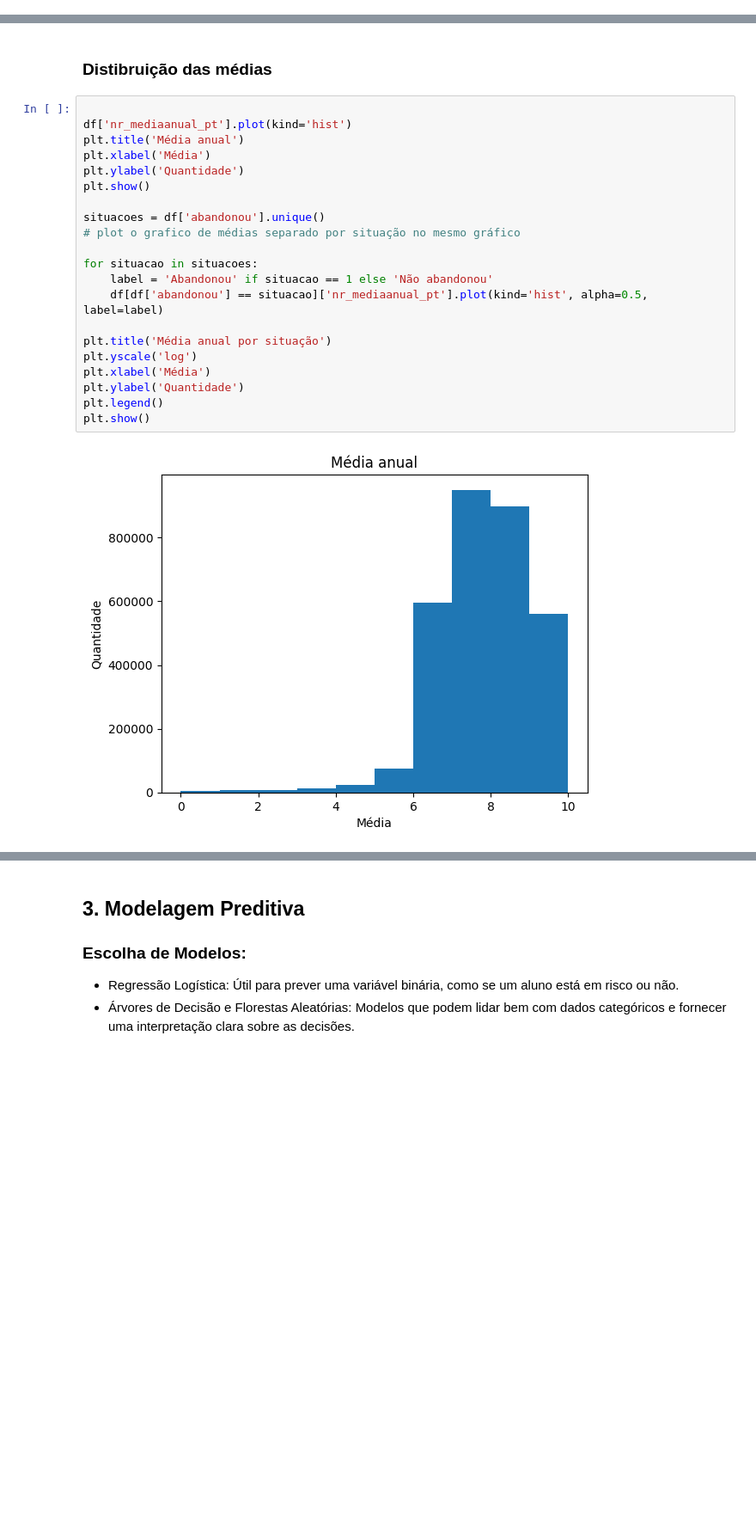
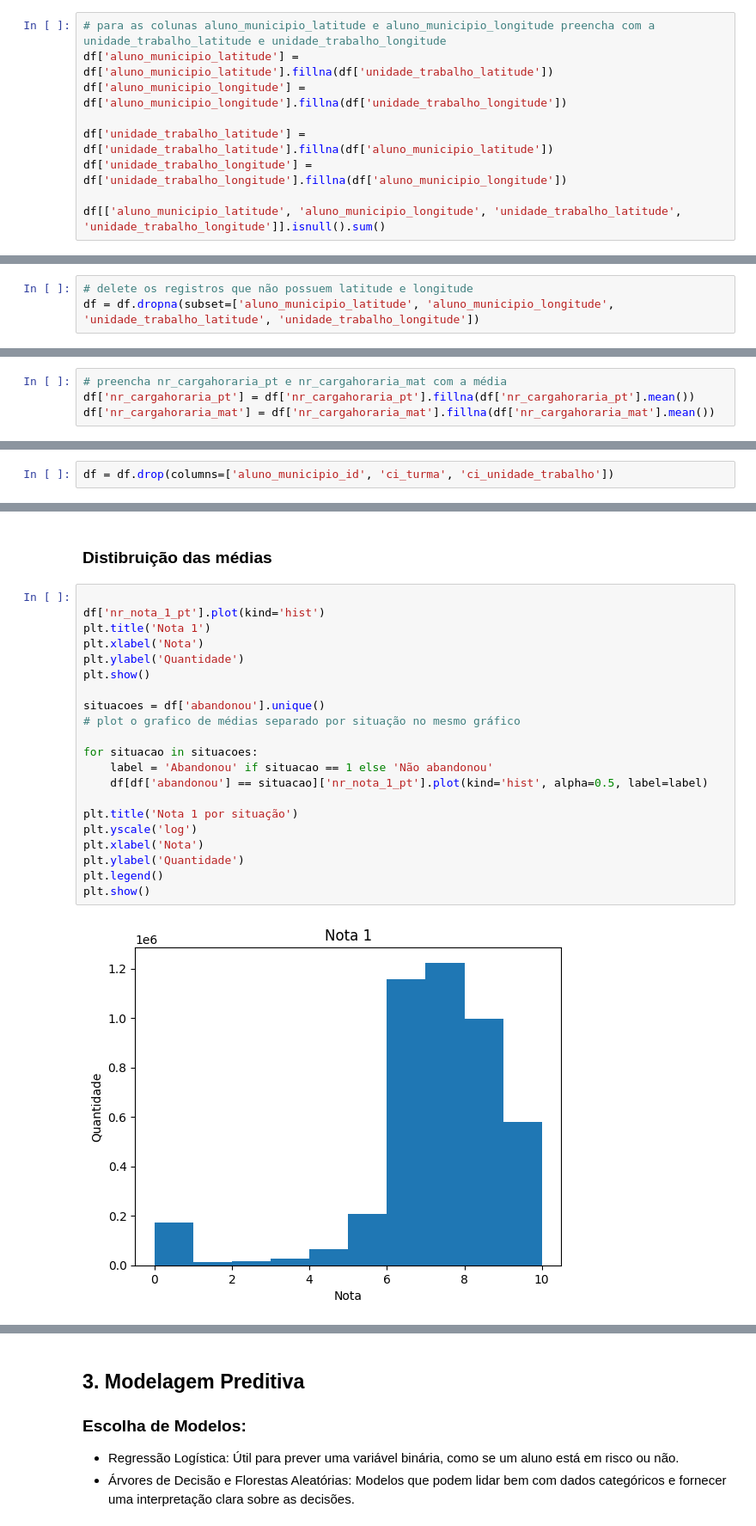
Before and after one commit to clairtonluz/MBA-em-ciencia-de-dados, a Jupyter notebook: Trabalho Final/trabalho.ipynb, the cells around one changed output, grey strips where cells are left out. Shown at 86% size. Drawn from its saved outputs; the diff is of its cells as text; blank space fills up the shorter version.

Commit message:
trabalho

```diff
--- a/Trabalho Final/trabalho.ipynb
+++ b/Trabalho Final/trabalho.ipynb
@@ -256,0 +397,9 @@ df['fl_sexo'] = df['fl_sexo'].map({
+# %%
+# para as colunas aluno_municipio_latitude e aluno_municipio_longitude preencha com a unidade_trabalho_latitude e unidade_trabalho_longitude
+df['aluno_municipio_latitude'] = df['aluno_municipio_latitude'].fillna(df['unidade_trabalho_latitude'])
+df['aluno_municipio_longitude'] = df['aluno_municipio_longitude'].fillna(df['unidade_trabalho_longitude'])
+
+df['unidade_trabalho_latitude'] = df['unidade_trabalho_latitude'].fillna(df['aluno_municipio_latitude'])
+df['unidade_trabalho_longitude'] = df['unidade_trabalho_longitude'].fillna(df['aluno_municipio_longitude'])
+
+df[['aluno_municipio_latitude', 'aluno_municipio_longitude', 'unidade_trabalho_latitude', 'unidade_trabalho_longitude']].isnull().sum()
@@ -256,0 +423,3 @@ df['fl_sexo'] = df['fl_sexo'].map({
+# %%
+# delete os registros que não possuem latitude e longitude
+df = df.dropna(subset=['aluno_municipio_latitude', 'aluno_municipio_longitude', 'unidade_trabalho_latitude', 'unidade_trabalho_longitude'])
@@ -256,0 +428,4 @@ df['fl_sexo'] = df['fl_sexo'].map({
+# %%
+# preencha nr_cargahoraria_pt e nr_cargahoraria_mat com a média
+df['nr_cargahoraria_pt'] = df['nr_cargahoraria_pt'].fillna(df['nr_cargahoraria_pt'].mean())
+df['nr_cargahoraria_mat'] = df['nr_cargahoraria_mat'].fillna(df['nr_cargahoraria_mat'].mean())
@@ -257,3 +434,5 @@ df['fl_sexo'] = df['fl_sexo'].map({
+# %%
+df = df.drop(columns=['aluno_municipio_id', 'ci_turma', 'ci_unidade_trabalho'])
 # %% [markdown]
 ## 2. Análise Exploratória de Dados (EDA)
 * Visualização de Dados: Utilizar gráficos para identificar padrões e outliers.
@@ -337,24 +516,24 @@ plt.show()
 ### Distibruição das médias
 # %%
 
-df['nr_mediaanual_pt'].plot(kind='hist')
-plt.title('Média anual')
-plt.xlabel('Média')
+df['nr_nota_1_pt'].plot(kind='hist')
+plt.title('Nota 1')
+plt.xlabel('Nota')
 plt.ylabel('Quantidade')
 plt.show()
 
 situacoes = df['abandonou'].unique()
 # plot o grafico de médias separado por situação no mesmo gráfico
 
 for situacao in situacoes:
     label = 'Abandonou' if situacao == 1 else 'Não abandonou'
-    df[df['abandonou'] == situacao]['nr_mediaanual_pt'].plot(kind='hist', alpha=0.5, label=label)
+    df[df['abandonou'] == situacao]['nr_nota_1_pt'].plot(kind='hist', alpha=0.5, label=label)
 
-plt.title('Média anual por situação')
+plt.title('Nota 1 por situação')
 plt.yscale('log')
-plt.xlabel('Média')
+plt.xlabel('Nota')
 plt.ylabel('Quantidade')
 plt.legend()
 plt.show()
 # %% [output]
-[figure, old version]
+[figure, new version]
```
Also changed, not shown: parts of 49 cells of this notebook.
